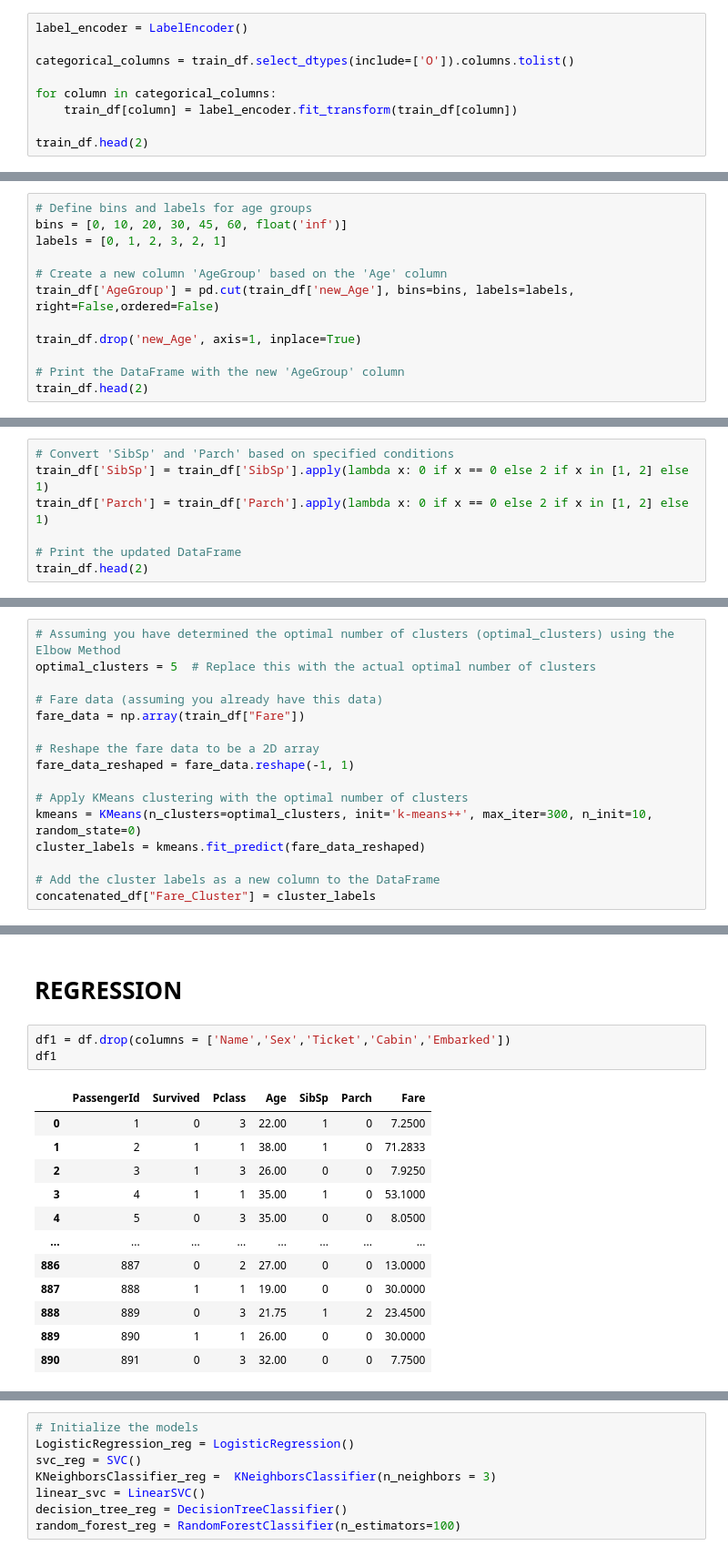
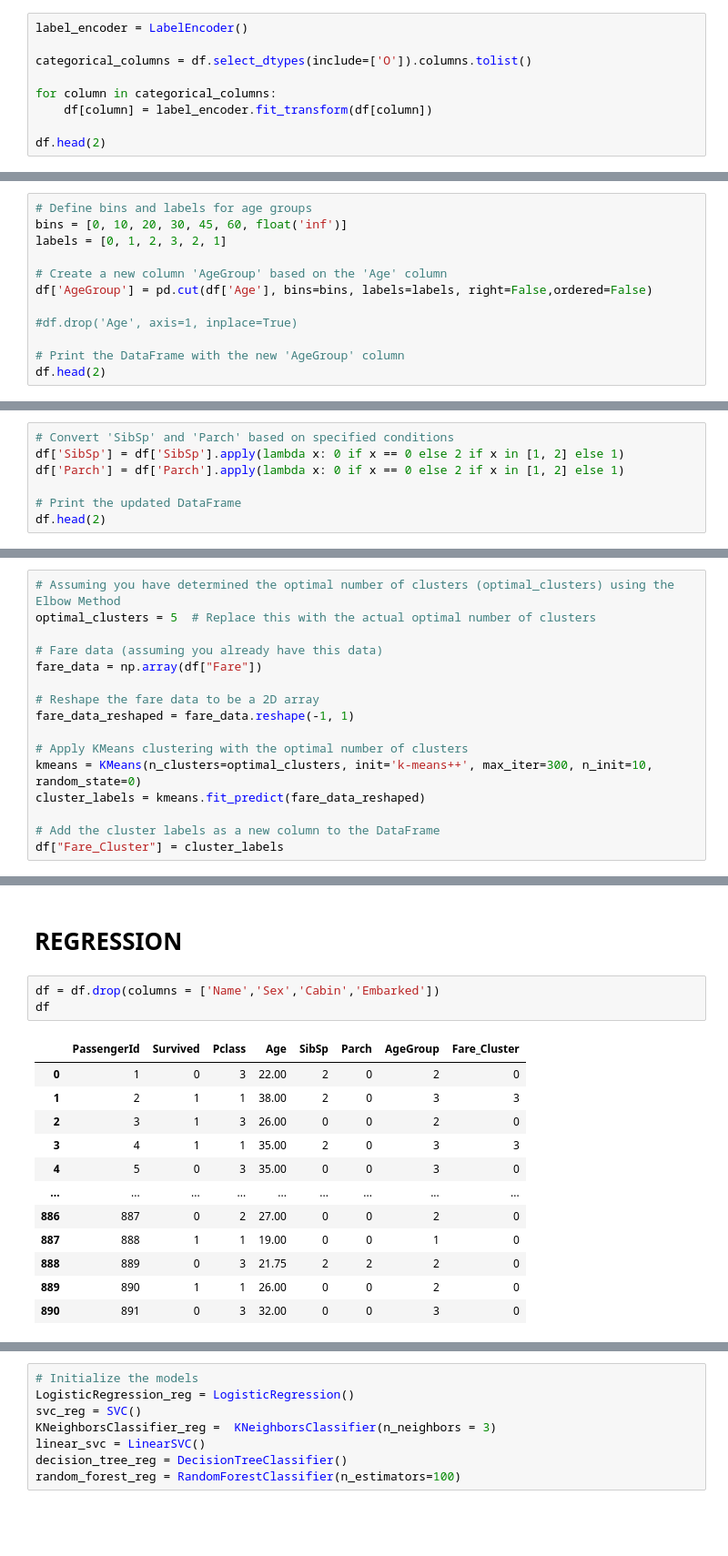
Before and after one commit to Puru2016/internship, a Jupyter notebook: project_discussion_3/Titanic_survived_Project.ipynb, the cells around one changed output, grey strips where cells are left out. Shown at 91% size. Saved outputs shown, nothing was run; the diff lists cells and outputs as text; blank space fills up the shorter version.

```diff
--- a/project_discussion_3/Titanic_survived_Project.ipynb
+++ b/project_discussion_3/Titanic_survived_Project.ipynb
@@ -462,10 +270,10 @@ train_df.head(2)
 # %%
 label_encoder = LabelEncoder()
 
-categorical_columns = train_df.select_dtypes(include=['O']).columns.tolist()
+categorical_columns = df.select_dtypes(include=['O']).columns.tolist()
 
 for column in categorical_columns:
-    train_df[column] = label_encoder.fit_transform(train_df[column])
+    df[column] = label_encoder.fit_transform(df[column])
 
-train_df.head(2)
+df.head(2)
 # %% [output]
@@ -491,10 +299,10 @@ bins = [0, 10, 20, 30, 45, 60, float('inf')]
 labels = [0, 1, 2, 3, 2, 1]
 
 # Create a new column 'AgeGroup' based on the 'Age' column
-train_df['AgeGroup'] = pd.cut(train_df['new_Age'], bins=bins, labels=labels, right=False,ordered=False)
+df['AgeGroup'] = pd.cut(df['Age'], bins=bins, labels=labels, right=False,ordered=False)
 
-train_df.drop('new_Age', axis=1, inplace=True)
+#df.drop('Age', axis=1, inplace=True)
 
 # Print the DataFrame with the new 'AgeGroup' column
-train_df.head(2)
+df.head(2)
 # %% [output]
@@ -518,9 +326,9 @@ plt.show()
 # Family
 # %%
 # Convert 'SibSp' and 'Parch' based on specified conditions
-train_df['SibSp'] = train_df['SibSp'].apply(lambda x: 0 if x == 0 else 2 if x in [1, 2] else 1)
-train_df['Parch'] = train_df['Parch'].apply(lambda x: 0 if x == 0 else 2 if x in [1, 2] else 1)
+df['SibSp'] = df['SibSp'].apply(lambda x: 0 if x == 0 else 2 if x in [1, 2] else 1)
+df['Parch'] = df['Parch'].apply(lambda x: 0 if x == 0 else 2 if x in [1, 2] else 1)
 
 # Print the updated DataFrame
-train_df.head(2)
+df.head(2)
 # %% [output]
@@ -622,7 +430,7 @@ Cluster Labels:
 optimal_clusters = 5  # Replace this with the actual optimal number of clusters
 
 # Fare data (assuming you already have this data)
-fare_data = np.array(train_df["Fare"])
+fare_data = np.array(df["Fare"])
 
 # Reshape the fare data to be a 2D array
 fare_data_reshaped = fare_data.reshape(-1, 1)
@@ -632,7 +440,7 @@ kmeans = KMeans(n_clusters=optimal_clusters, init='k-means++', max_iter=300, n_i
 cluster_labels = kmeans.fit_predict(fare_data_reshaped)
 
 # Add the cluster labels as a new column to the DataFrame
-concatenated_df["Fare_Cluster"] = cluster_labels
+df["Fare_Cluster"] = cluster_labels
 # %%
 # List of features to be dropped
 features_to_drop = ["Fare"]
@@ -682,18 +490,18 @@ train_df.head(2)
 # %% [markdown]
 # REGRESSION
 # %%
-df1 = df.drop(columns = ['Name','Sex','Ticket','Cabin','Embarked'])
-df1
+df = df.drop(columns = ['Name','Sex','Cabin','Embarked'])
+df
 # %% [output]
-|  | PassengerId | Survived | Pclass | Age | SibSp | Parch | Fare |
-| 0 | 1 | 0 | 3 | 22.00 | 1 | 0 | 7.2500 |
-| 1 | 2 | 1 | 1 | 38.00 | 1 | 0 | 71.2833 |
-| 2 | 3 | 1 | 3 | 26.00 | 0 | 0 | 7.9250 |
-| 3 | 4 | 1 | 1 | 35.00 | 1 | 0 | 53.1000 |
-| 4 | 5 | 0 | 3 | 35.00 | 0 | 0 | 8.0500 |
-| ... | ... | ... | ... | ... | ... | ... | ... |
-| 886 | 887 | 0 | 2 | 27.00 | 0 | 0 | 13.0000 |
-| 887 | 888 | 1 | 1 | 19.00 | 0 | 0 | 30.0000 |
-| 888 | 889 | 0 | 3 | 21.75 | 1 | 2 | 23.4500 |
-| 889 | 890 | 1 | 1 | 26.00 | 0 | 0 | 30.0000 |
-| 890 | 891 | 0 | 3 | 32.00 | 0 | 0 | 7.7500 |
+|  | PassengerId | Survived | Pclass | Age | SibSp | Parch | AgeGroup | Fare_Cluster |
+| 0 | 1 | 0 | 3 | 22.00 | 2 | 0 | 2 | 0 |
+| 1 | 2 | 1 | 1 | 38.00 | 2 | 0 | 3 | 3 |
+| 2 | 3 | 1 | 3 | 26.00 | 0 | 0 | 2 | 0 |
+| 3 | 4 | 1 | 1 | 35.00 | 2 | 0 | 3 | 3 |
+| 4 | 5 | 0 | 3 | 35.00 | 0 | 0 | 3 | 0 |
+| ... | ... | ... | ... | ... | ... | ... | ... | ... |
+| 886 | 887 | 0 | 2 | 27.00 | 0 | 0 | 2 | 0 |
+| 887 | 888 | 1 | 1 | 19.00 | 0 | 0 | 1 | 0 |
+| 888 | 889 | 0 | 3 | 21.75 | 2 | 2 | 2 | 0 |
+| 889 | 890 | 1 | 1 | 26.00 | 0 | 0 | 2 | 0 |
+| 890 | 891 | 0 | 3 | 32.00 | 0 | 0 | 3 | 0 |
```
Also changed, not shown: parts of 61 cells of this notebook.
